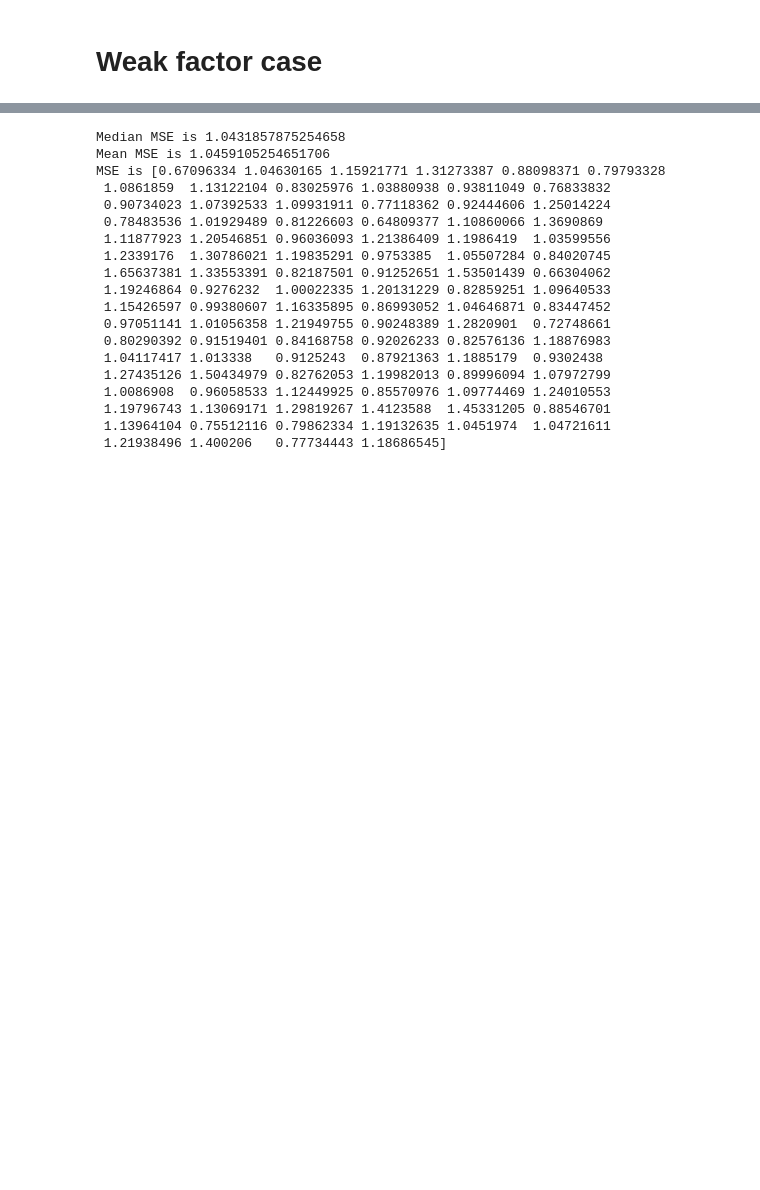
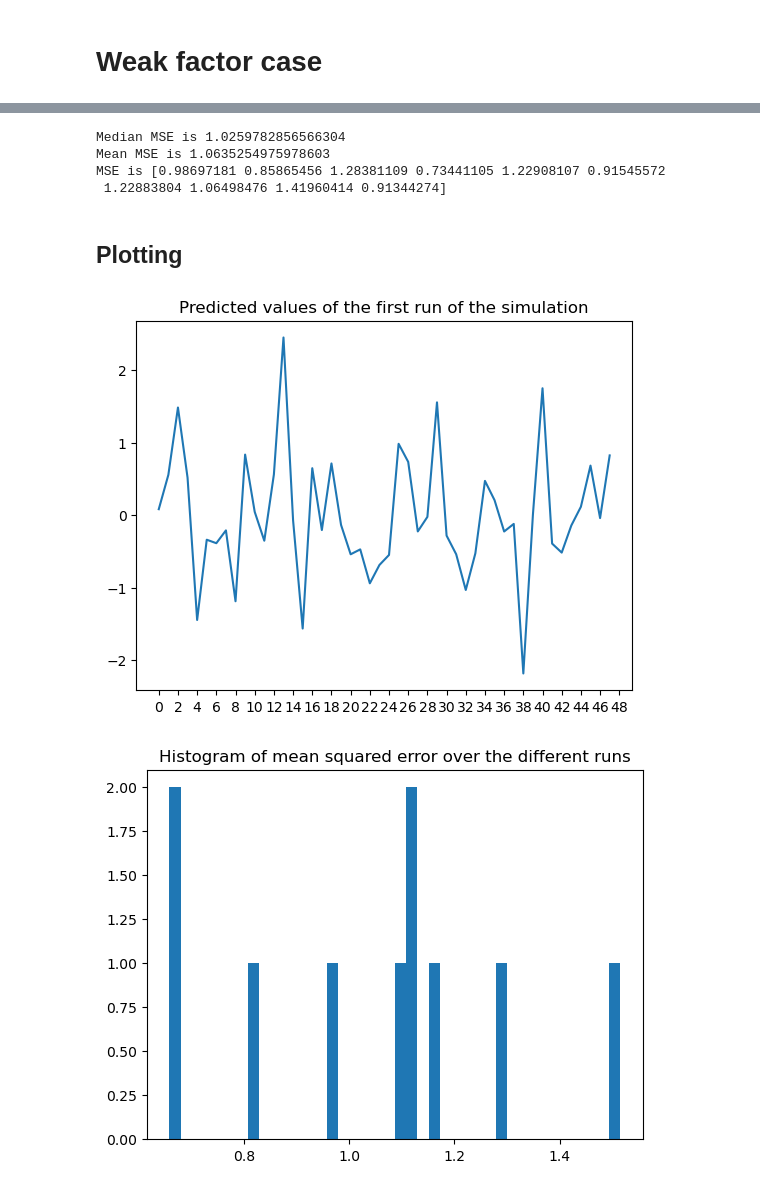
Before and after one commit to VLDrenth/sPCA-thesis, a Jupyter notebook: src/simulation.ipynb, the cells around one changed output, grey strips where cells are left out. Drawn from its saved outputs; the diff is of its cells as text; code cells hidden in the pictures; blank space fills up the shorter version.

```diff
--- a/src/simulation.ipynb
+++ b/src/simulation.ipynb
@@ -44,7 +44,6 @@ def generate_data(n, T, N, h_steps=1, heteroskedastic=False, psi_max=None, rho=N
     for i in range(h_steps, T_plus_h):
         y_t[i] = y_h[i - h_steps]
 
-
     phi = np.zeros(N)
     psi = np.zeros(N)
 
@@ -57,7 +56,6 @@ def generate_data(n, T, N, h_steps=1, heteroskedastic=False, psi_max=None, rho=N
 
         # Generate idiosyncratic error's variances
         variance_u = np.random.uniform(0, 1, N)
-
     elif n == N:
         # Phi is U(0, phi_max)
         psi = np.random.uniform(0, psi_max, N)
@@ -91,6 +89,11 @@ def generate_data(n, T, N, h_steps=1, heteroskedastic=False, psi_max=None, rho=N
     for i in range(N):
         X[:, i] = g*phi[i] + h*psi[i] + u[:, i]
 
+    X_alt = g[:, np.newaxis]*phi[np.newaxis, :] + h[:, np.newaxis]*psi[np.newaxis, :] + u
+
+
+    print(X == X_alt)
+
     results = {'y_t':y_t,
                'y_h':y_h,
                 'X':X,
@@ -120,6 +143,7 @@ print('g: ', g[:10])
 # %%
 def simulate_PCA(n=10, T=250, N=500, h_steps=1, R=10, nfac=2, method="sPCA", heteroskedastic=False, psi_max=None, rho=None):
     # Initialize the MSE vector
+    predicted = np.zeros((R, 50 - h_steps - 1))
     error_mat = np.zeros((R, 50 - h_steps - 1))
 
     for r in range(R):
@@ -130,9 +154,6 @@ def simulate_PCA(n=10, T=250, N=500, h_steps=1, R=10, nfac=2, method="sPCA", het
         y_h = variables['y_h']
         y_t = variables['y_t']
         X = variables['X']
-
-        # Initialize the error vector
-        error = np.zeros((50 - h_steps - 1, 1))
 
         # Loop for expanding window estimation
         # The initial window size is 200 observations
@@ -167,16 +188,16 @@ def simulate_PCA(n=10, T=250, N=500, h_steps=1, R=10, nfac=2, method="sPCA", het
             # Predict y_{t+h} using the estimated parameters
             y_pred = reg.predict(factors[-1].reshape(1, -1))
 
+            # Add predicted value to the predicted vector
+            predicted[r, t] = y_pred
+
             # Compute the error
-            error[t] = y_pred - y_test
+            error_mat[r, t] = y_pred - y_test
 
-        print("MSE of run {} is {}".format(r, np.mean(error**2)))
-        error_mat[r,:] = error.flatten()
-
-    return error_mat
+    return error_mat, predicted
 # %%
-# Run the simulation
-errors = simulate_PCA(n=100, T=250, N=100, h_steps=1, R=100, nfac=2, method="sPCA", heteroskedastic=False, rho=0.75, psi_max=0.5)
+# Run the simulationc:\Users\Vincent\Anaconda3New\envs\thesis\lib\site-packages\sklearn\decomposition\_fastica.py:729
+errors, predictions = simulate_PCA(n=50, T=250, N=500, h_steps=1, R=10, nfac=2, method="sPCA", heteroskedastic=False)
 # %% [output]
 Run 0 Period 0
 Run 0 Period 10
@@ -203,22 +224,24 @@ print("Median MSE is {}".format(median_mse))
 print("Mean MSE is {}".format(mean_mse))
 print("MSE is {}".format(mse_vec))
 # %% [output]
-Median MSE is 1.0431857875254658
-Mean MSE is 1.0459105254651706
-MSE is [0.67096334 1.04630165 1.15921771 1.31273387 0.88098371 0.79793328
- 1.0861859  1.13122104 0.83025976 1.03880938 0.93811049 0.76833832
- 0.90734023 1.07392533 1.09931911 0.77118362 0.92444606 1.25014224
- 0.78483536 1.01929489 0.81226603 0.64809377 1.10860066 1.3690869
- 1.11877923 1.20546851 0.96036093 1.21386409 1.1986419  1.03599556
- 1.2339176  1.30786021 1.19835291 0.9753385  1.05507284 0.84020745
- 1.65637381 1.33553391 0.82187501 0.91252651 1.53501439 0.66304062
- 1.19246864 0.9276232  1.00022335 1.20131229 0.82859251 1.09640533
- 1.15426597 0.99380607 1.16335895 0.86993052 1.04646871 0.83447452
- 0.97051141 1.01056358 1.21949755 0.90248389 1.2820901  0.72748661
- 0.80290392 0.91519401 0.84168758 0.92026233 0.82576136 1.18876983
- 1.04117417 1.013338   0.9125243  0.87921363 1.1885179  0.9302438
- 1.27435126 1.50434979 0.82762053 1.19982013 0.89996094 1.07972799
- 1.0086908  0.96058533 1.12449925 0.85570976 1.09774469 1.24010553
- 1.19796743 1.13069171 1.29819267 1.4123588  1.45331205 0.88546701
- 1.13964104 0.75512116 0.79862334 1.19132635 1.0451974  1.04721611
- 1.21938496 1.400206   0.77734443 1.18686545]
+Median MSE is 1.0259782856566304
+Mean MSE is 1.0635254975978603
+MSE is [0.98697181 0.85865456 1.28381109 0.73441105 1.22908107 0.91545572
+ 1.22883804 1.06498476 1.41960414 0.91344274]
+# %% [markdown]
+## Plotting
+# %%
+# Plot erros of the first run of the simulation
+plt.plot((predictions[0,:]))
+plt.title("Predicted values of the first run of the simulation")
+# Include tick at every other integer
+plt.xticks(np.arange(0, 50, 2))
+plt.show()
+
+# Plot the histogram of  mean squared error over the different runs
+plt.hist(mse_vec, bins=40)
+plt.title("Histogram of mean squared error over the different runs")
+plt.show()
+# %% [output]
+[figure, added]
+[figure, added]
```
Also changed, not shown: parts of 3 cells of this notebook, 2 other files.
